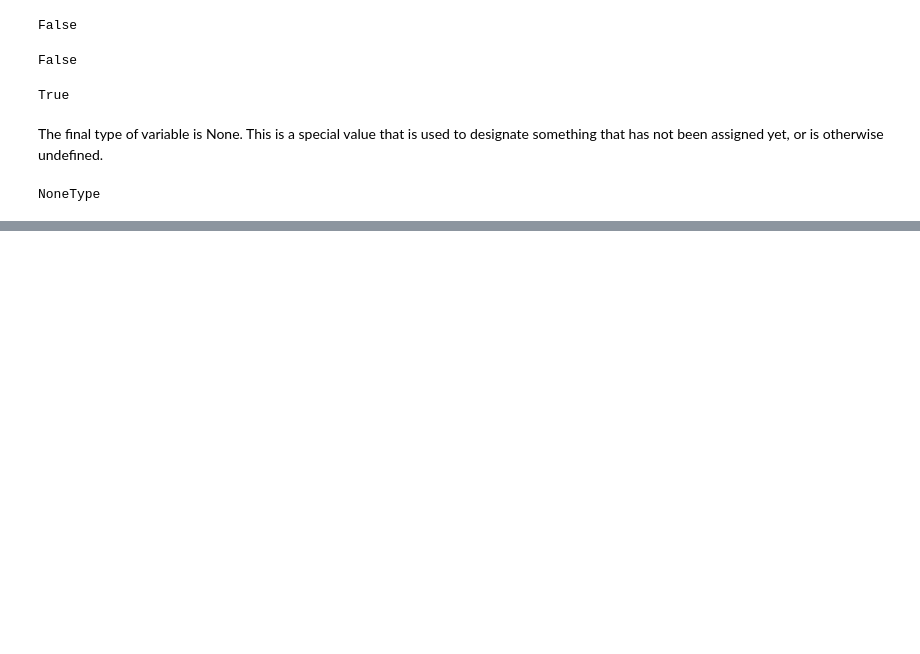
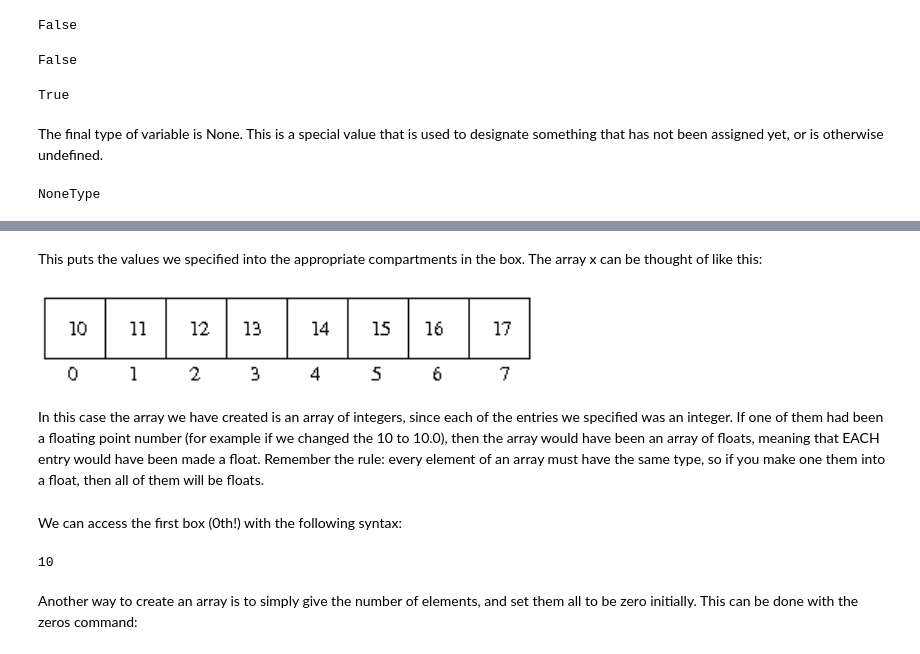
Before and after one commit to profxj/lamat2020, a Jupyter notebook: bootcamp/Class1.ipynb, the cells around one changed output, grey strips where cells are left out. Saved outputs shown, nothing was run; the diff lists cells and outputs as text; code cells hidden in the pictures; blank space fills up the shorter version.

```diff
--- a/bootcamp/Class1.ipynb
+++ b/bootcamp/Class1.ipynb
@@ -308,0 +355,16 @@ NoneType
+# %% [markdown]
+This puts the values we specified into the appropriate compartments in the box. The array x can be thought of like this:
+# %%
+Image(filename = 'Figures/array_fig2.png', width=500)#, height=100)
+# %% [output]
+[figure, added]
+# %% [markdown]
+In this case the array we have created is an array of integers, since each of the entries we specified was an integer. If one of them had been a floating point number (for example if we changed the 10 to 10.0), then the array would have been an array of floats, meaning that EACH entry would have been made a float. Remember the rule: every element of an array must have the same type, so if you make one them into a float, then all of them will be floats.
+# %% [markdown]
+We can access the first box (0th!) with the following syntax:
+# %%
+x[0]
+# %% [output]
+10
+# %% [markdown]
+Another way to create an array is to simply give the number of elements, and set them all to be zero initially. This can be done with the zeros command:
```
Also changed, not shown: parts of 104 cells of this notebook, 7 other files.
